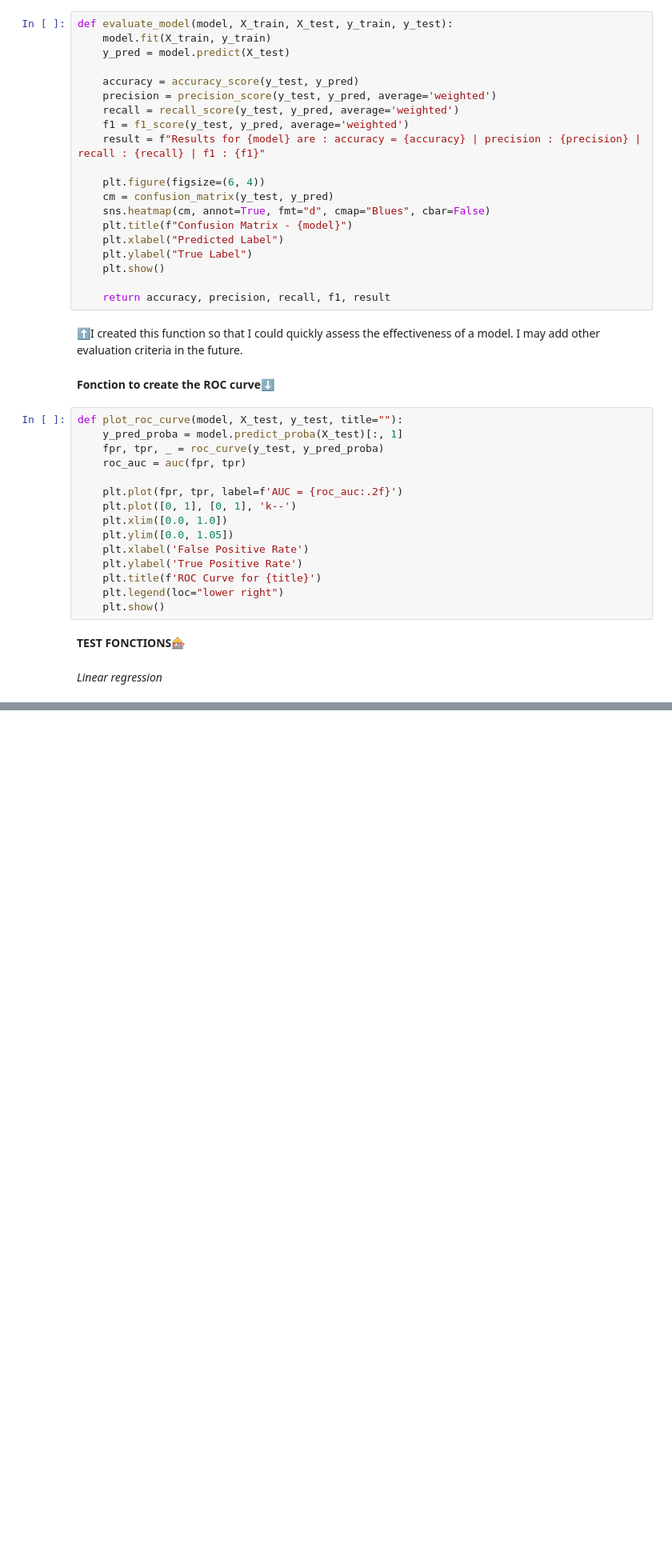
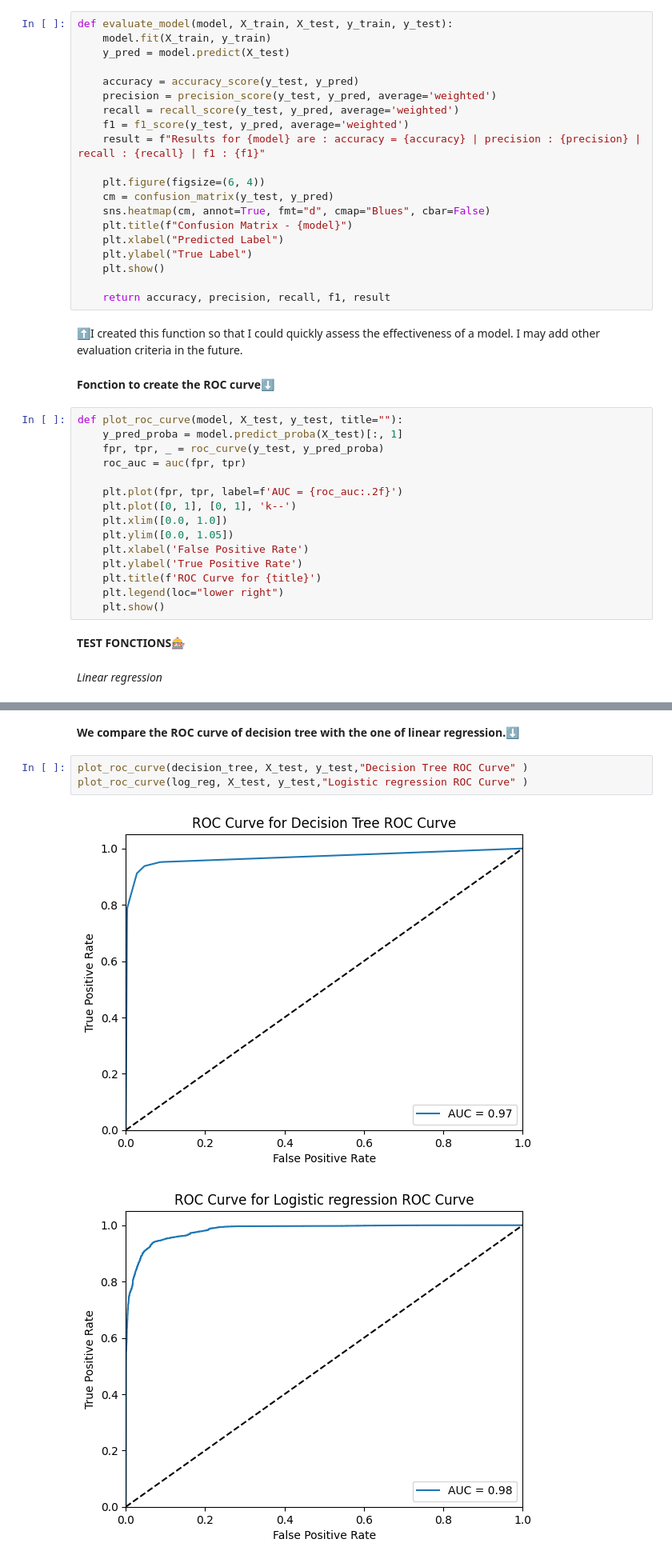
Before and after one commit to ThomasTyg15/Projet_ML-IDS, a Jupyter notebook: NoteBook_ML-IDS.ipynb, the cells around one changed output, grey strips where cells are left out. Shown: that part at 80% size. Drawn from its saved outputs; the diff is of its cells as text; blank space fills up the shorter version.

```diff
--- a/NoteBook_ML-IDS.ipynb
+++ b/NoteBook_ML-IDS.ipynb
@@ -318,0 +424,8 @@ Results for LogisticRegression(max_iter=1000) are : accuracy = 0.921228353390079
+# %% [markdown]
+**We compare the ROC curve of decision tree with the one of linear regression.⬇️**
+# %%
+plot_roc_curve(decision_tree, X_test, y_test,"Decision Tree ROC Curve" )
+plot_roc_curve(log_reg, X_test, y_test,"Logistic regression ROC Curve" )
+# %% [output]
+[figure, added]
+[figure, added]
```
Also changed, not shown: parts of 17 cells of this notebook, 1 other file.
